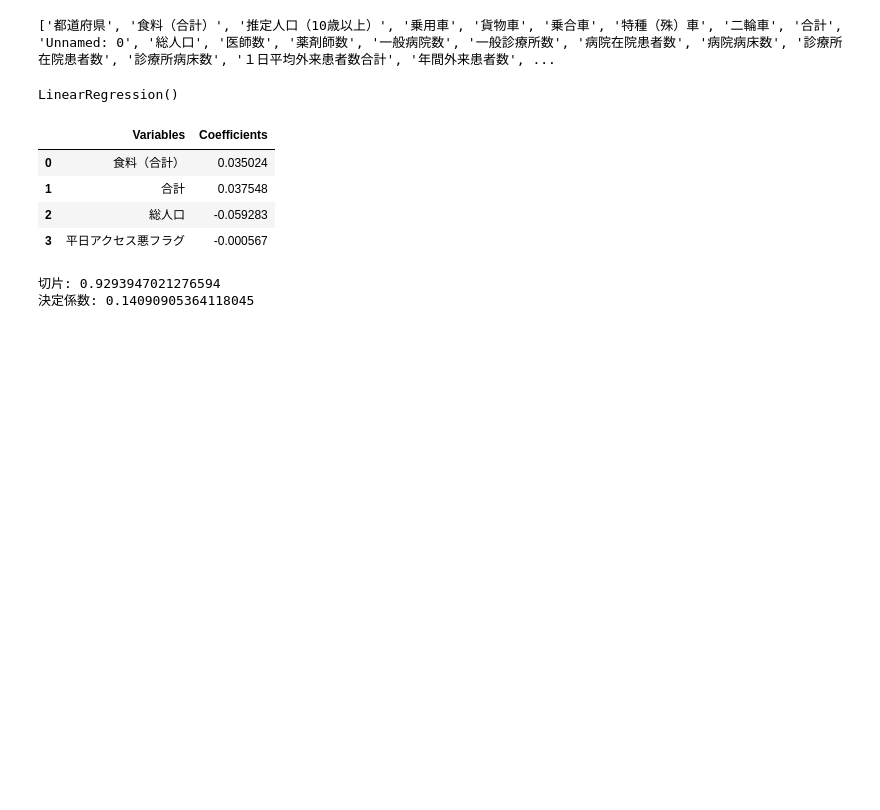
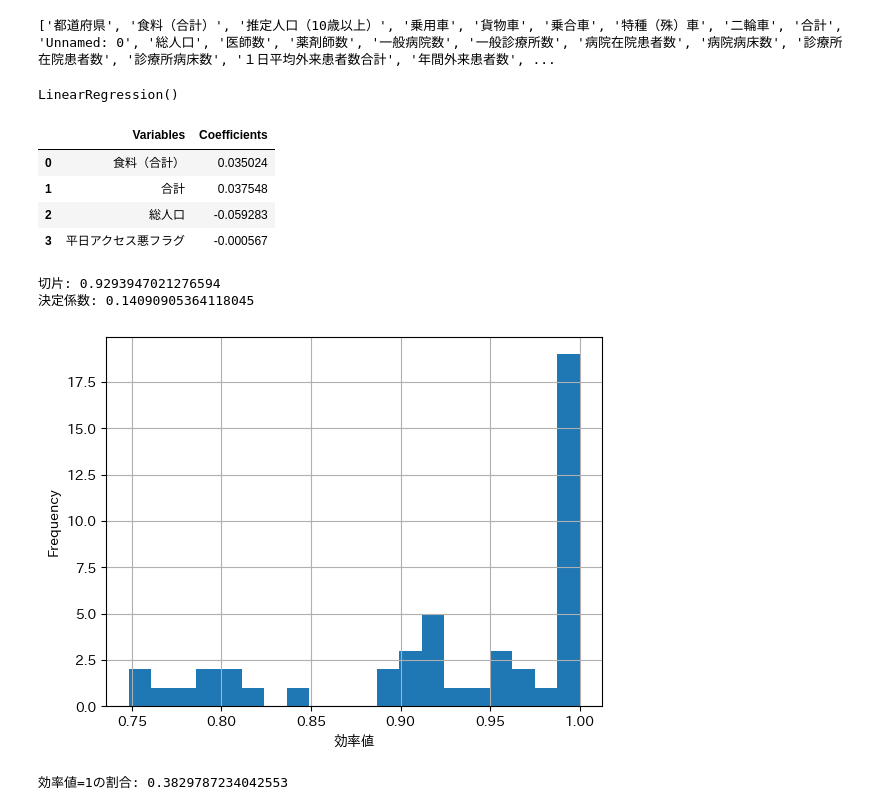
Before and after one commit to JunNagase0/healthcare-accessibility-analysis, a Jupyter notebook: notebooks/nagase03_access-value-test.ipynb, the cells around one changed output. Cells and saved outputs as stored; diff of their text form; code cells hidden in the pictures; blank space fills up the shorter version.

```diff
--- a/notebooks/nagase02_access-value-test.ipynb
+++ b/notebooks/nagase03_access-value-test.ipynb
@@ -568,3 +568,14 @@ print( '決定係数:', model.score(X_scaled,Y) )
 決定係数: 0.14090905364118045
 # %%
 #決定係数が低すぎ( ﾉД`)ｼｸｼｸ…
+# %%
+df['効率値-in'].hist(bins=20)
+plt.xlabel('効率値')
+plt.ylabel('Frequency')
+plt.show()
+
+# 1に集中している割合
+print("効率値=1の割合:", (df['効率値-in'] == 1).mean())
+# %% [output]
+[figure, added]
+効率値=1の割合: 0.3829787234042553
```
Also changed, not shown: parts of 5 cells of this notebook, 4 other files.
